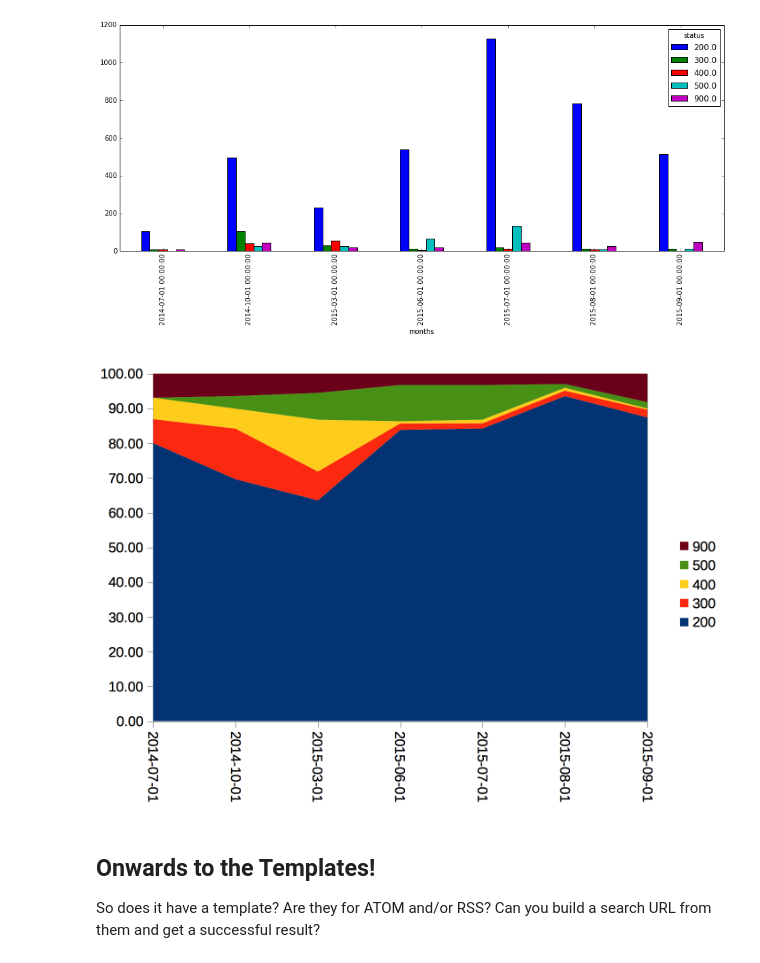
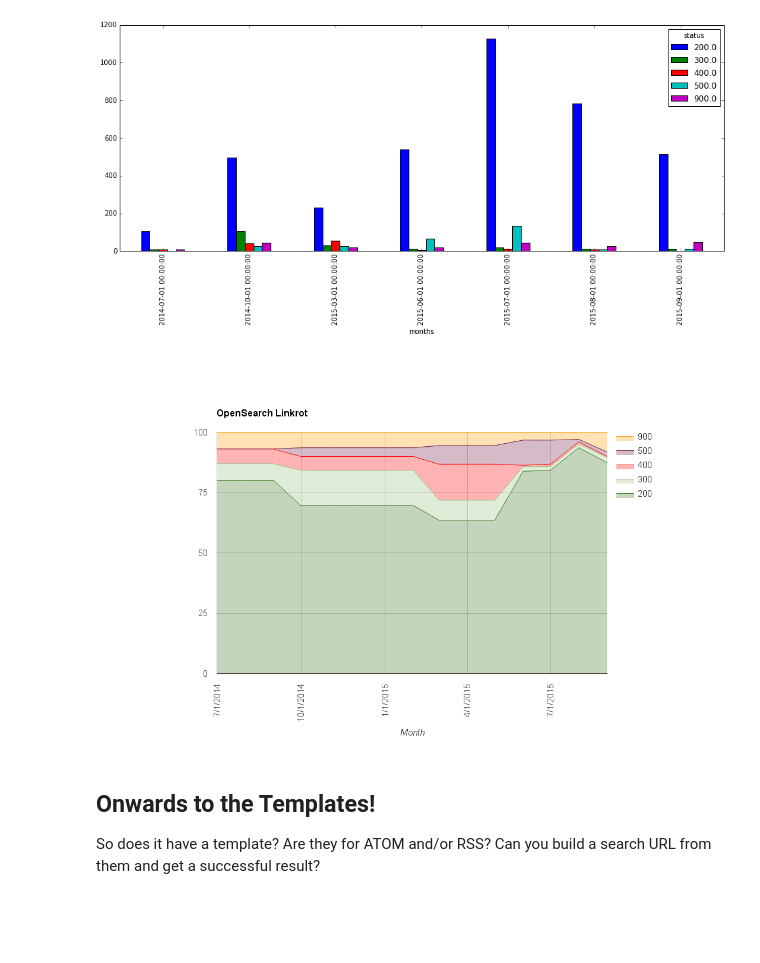
Before and after one commit to b-cube/Response-Identification-Info, a Jupyter notebook: notebooks/Analysis - OpenSearch.ipynb, the cells around one changed output. Saved outputs shown, nothing was run; the diff lists cells and outputs as text; code cells hidden in the pictures; blank space fills up the shorter version.

```diff
--- a/notebooks/Analysis - OpenSearch.ipynb
+++ b/notebooks/Analysis - OpenSearch.ipynb
@@ -388,9 +388,9 @@ df.pivot(index='months', columns='status', values='num').plot(kind='bar', figsiz
 [figure]
 # %%
 from IPython.display import Image
-Image(filename='screenshots/osdd_linkrot_v2.png')
+Image(filename='screenshots/opensearch_linkrot.png')
 # %% [output]
-[figure, old version]
+[figure, new version]
 # %% [markdown]
 ## Onwards to the Templates!
 
```
Also changed, not shown: 11 other files.
